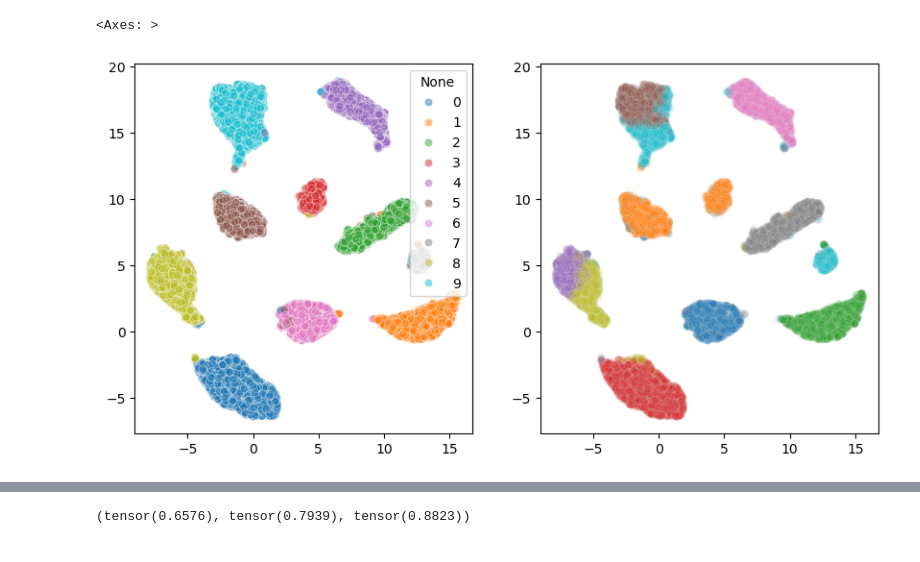
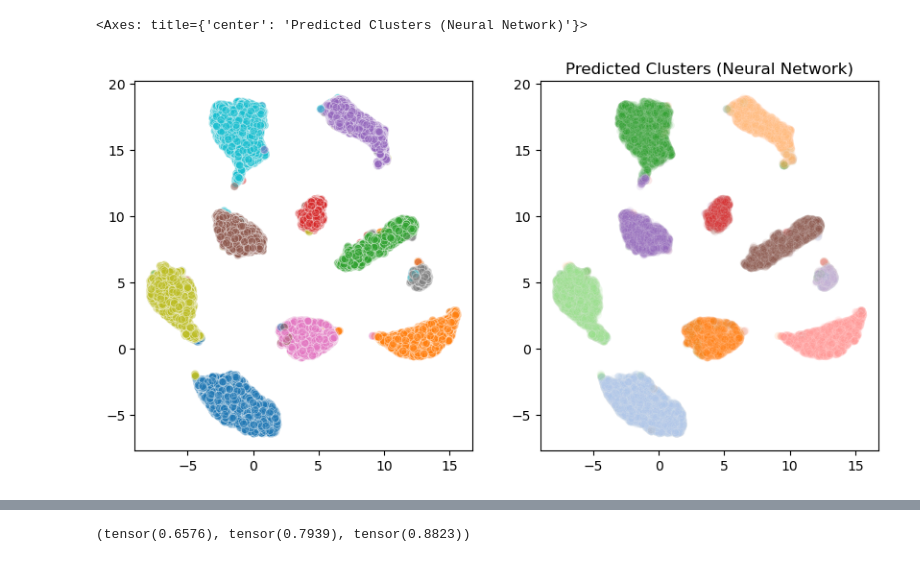
Before and after one commit to alexkaravos/InformationHeuristic, a Jupyter notebook: notebooks/lossdev.ipynb, the cells around one changed output, grey strips where cells are left out. Drawn from its saved outputs; the diff is of its cells as text; code cells hidden in the pictures.

```diff
--- a/notebooks/lossdev.ipynb
+++ b/notebooks/lossdev.ipynb
@@ -110,0 +68,4 @@ for epoch in range(100):
+# %%
+model = MLP_dict(K_range=[15],lamb_range=np.arange(15),num_copies=15)
+device = 'cuda'
+model.to(device)
@@ -110,0 +123,15 @@ for epoch in range(100):
+# %%
+#get all the evals
+test_dataloader = DataLoader(dataset,batch_size=1000,shuffle=False)
+predictions = {key:[] for key in p1.keys()}
+with torch.no_grad():
+    for x1,x2,x,y in test_dataloader:
+        x = x.to(device)
+        p = model(x)
+        for key in p.keys():
+            predictions[key].append(p[key].argmax(dim=1).cpu())
+
+predictions = {key:torch.cat(predictions[key]) for key in predictions.keys()}
+eval_mat = torch.zeros(15,15)
+for key in predictions.keys():
+    eval_mat[key[0],key[2]] = nmi(predictions[key],labels)
@@ -111,15 +192,9 @@ for epoch in range(100):
 # %%
-test_dataloader = DataLoader(dataset,batch_size=1000,shuffle=False)
-pred_clus = []
-with torch.no_grad():
-    for x1,x2,x,y in test_dataloader:
-        x1 = x1.to(device)
-        p = model(x1)
-        pred_clus.append(p.argmax(dim=1).cpu())
-pred_clus = torch.cat(pred_clus)
+pred_clus = predictions[(13,15,11)]
 f,a = plt.subplots(1,2,figsize=(10,5))
-sns.scatterplot(x=emb[:,0],y=emb[:,1],hue=labels,palette="tab10",alpha=0.5,ax=a[0],legend=True)
-sns.scatterplot(x=emb[:,0],y=emb[:,1],hue=pred_clus,palette="tab10",alpha=0.1,ax=a[1],legend=False)
+a[1].set_title("Predicted Clusters (Neural Network)")
+sns.scatterplot(x=emb[:,0],y=emb[:,1],hue=labels,palette="tab10",alpha=0.5,ax=a[0],legend=False)
+sns.scatterplot(x=emb[:,0],y=emb[:,1],hue=pred_clus,palette="tab20",alpha=0.1,ax=a[1],legend=False)
 # %% [output]
-<Axes: >
+<Axes: title={'center': 'Predicted Clusters (Neural Network)'}>
-[figure, old version]
+[figure, new version]
```
Also changed, not shown: parts of 21 cells of this notebook, 1 other file.
